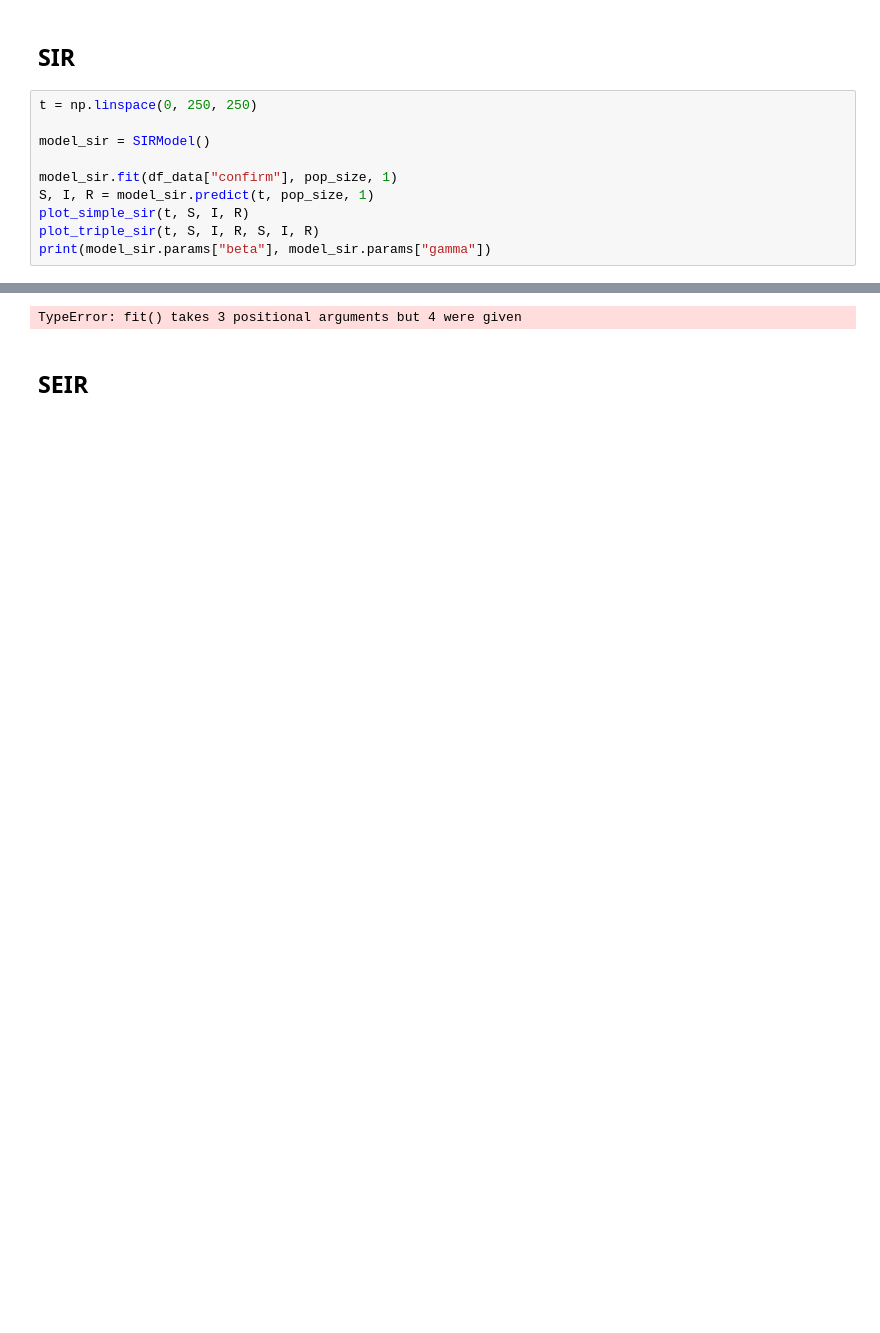
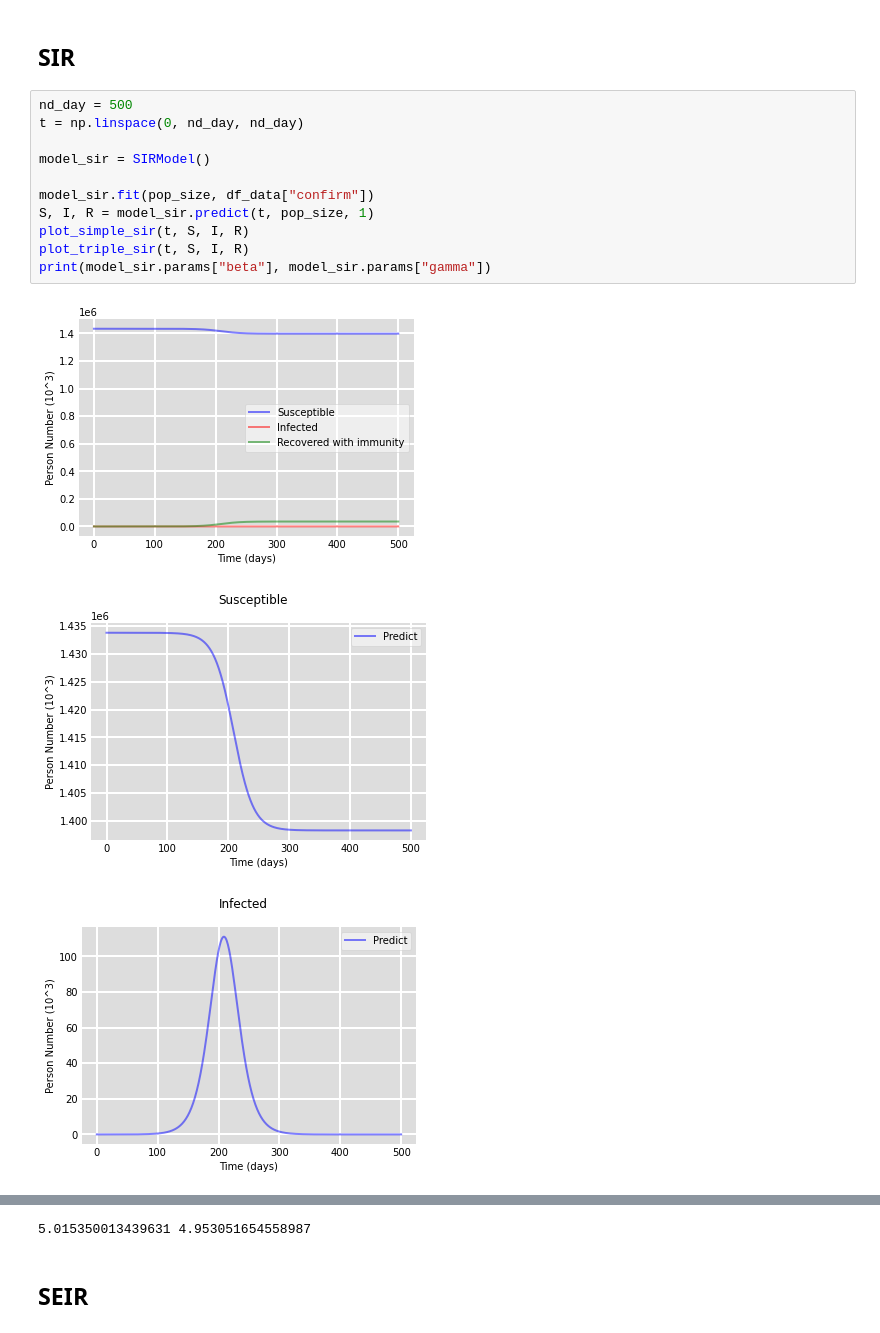
Before and after one commit to El-Tatane/chope_pas_le_covid, a Jupyter notebook: notebooks/SIR China.ipynb, the cells around one changed output, grey strips where cells are left out. Drawn from its saved outputs; the diff is of its cells as text; blank space fills up the shorter version.

```diff
--- a/notebooks/SIR China.ipynb
+++ b/notebooks/SIR China.ipynb
@@ -27,13 +27,17 @@ Population : 65129731
 # %% [markdown]
 ## SIR
 # %%
-t = np.linspace(0, 250, 250)
+nd_day = 500
+t = np.linspace(0, nd_day, nd_day)
 
 model_sir = SIRModel()
 
-model_sir.fit(df_data["confirm"], pop_size, 1)
+model_sir.fit(pop_size, df_data["confirm"])
 S, I, R = model_sir.predict(t, pop_size, 1)
 plot_simple_sir(t, S, I, R)
-plot_triple_sir(t, S, I, R, S, I, R)
+plot_triple_sir(t, S, I, R)
 print(model_sir.params["beta"], model_sir.params["gamma"])
 # %% [output]
+[figure, added]
+[figure, added]
+[figure, added]
@@ -40,4 +45,4 @@ print(model_sir.params["beta"], model_sir.params["gamma"])
-TypeError: fit() takes 3 positional arguments but 4 were given
+5.015350013439631 4.953051654558987
 # %% [markdown]
 ## SEIR
 # %%
```
Also changed, not shown: parts of 18 cells of this notebook, 7 other files.
